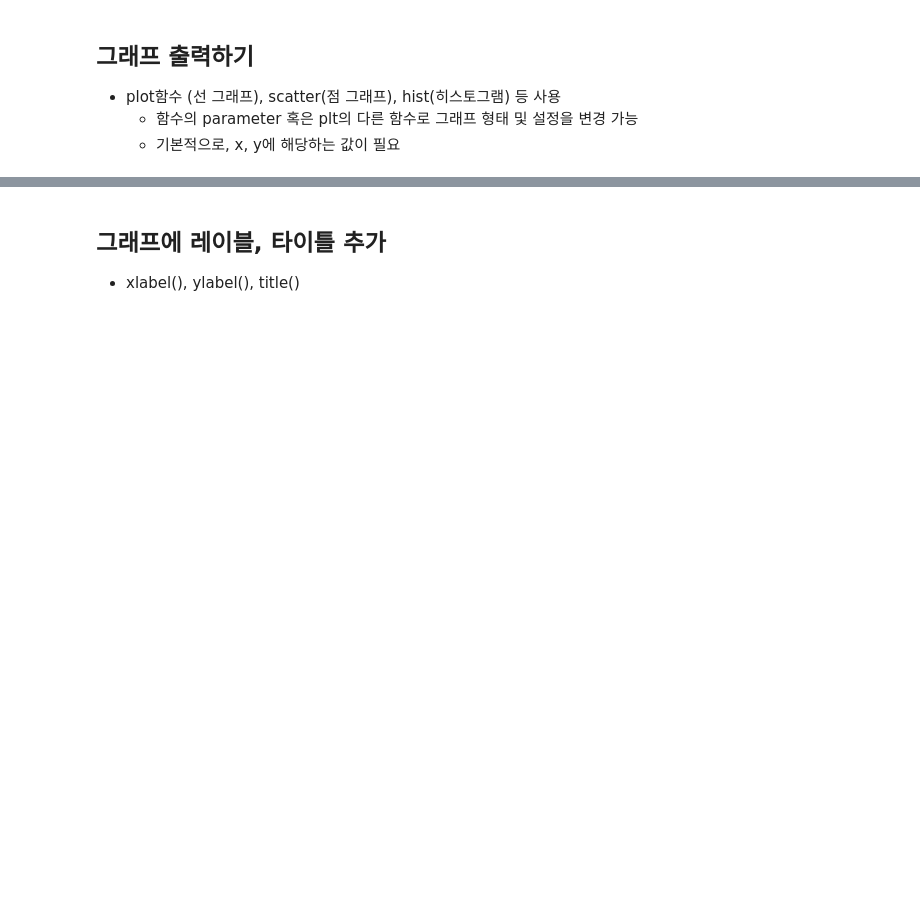
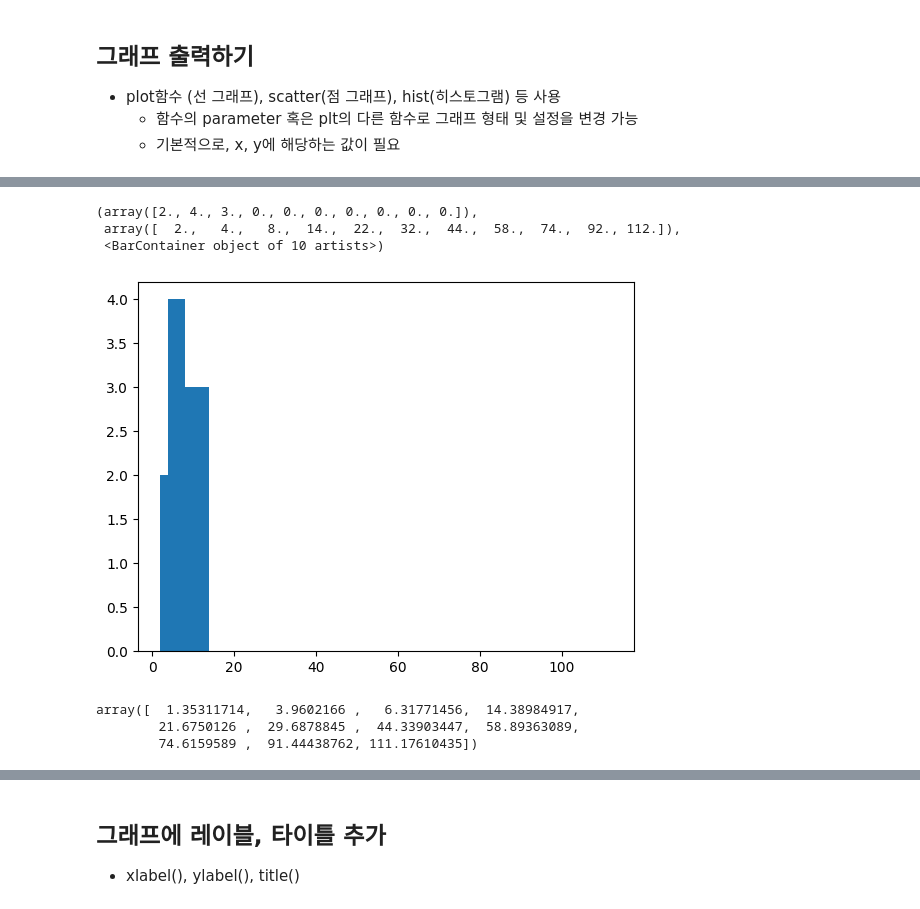
Before and after one commit to taejong12/itbank_DataAnalysis, a Jupyter notebook: itbank_DataAnalysis/4_NumPy/9_NumPy 시각화.ipynb, the cells around one changed output, grey strips where cells are left out. Cells and saved outputs as stored; diff of their text form; code cells hidden in the pictures; blank space fills up the shorter version.

```diff
--- a/itbank_DataAnalysis/4_NumPy/9_NumPy 시각화.ipynb
+++ b/itbank_DataAnalysis/4_NumPy/9_NumPy 시각화.ipynb
@@ -10,0 +34,14 @@
+# %%
+plt.hist(x, y)
+# %% [output]
+(array([2., 4., 3., 0., 0., 0., 0., 0., 0., 0.]),
+ array([  2.,   4.,   8.,  14.,  22.,  32.,  44.,  58.,  74.,  92., 112.]),
+ <BarContainer object of 10 artists>)
+[figure, added]
+# %%
+y = x ** 2 + x + 2 + np.random.randn(11)
+y
+# %% [output]
+array([  1.35311714,   3.9602166 ,   6.31771456,  14.38984917,
+        21.6750126 ,  29.6878845 ,  44.33903447,  58.89363089,
+        74.6159589 ,  91.44438762, 111.17610435])
```
Also changed, not shown: parts of 23 cells of this notebook, 2 other files.
